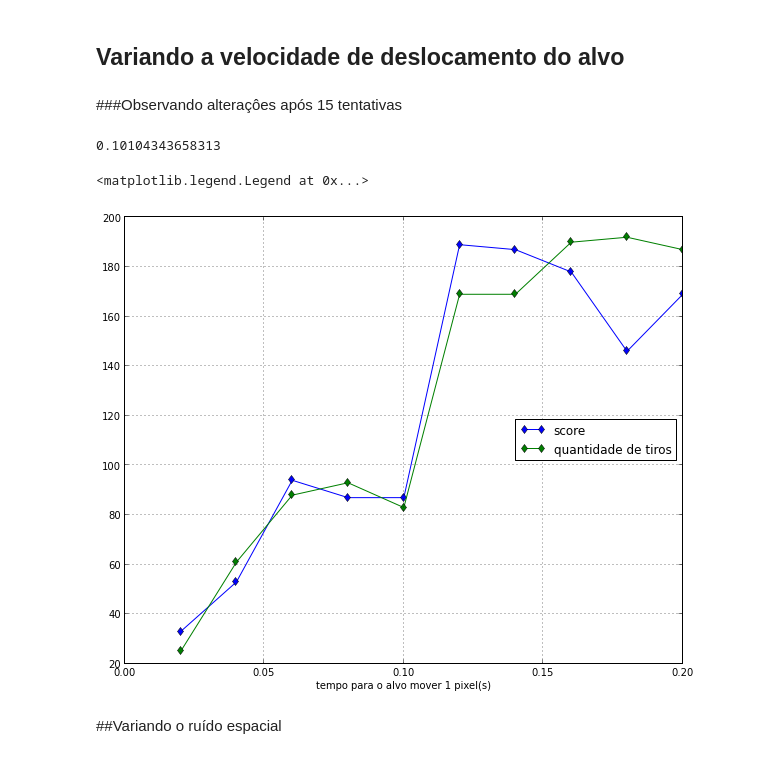
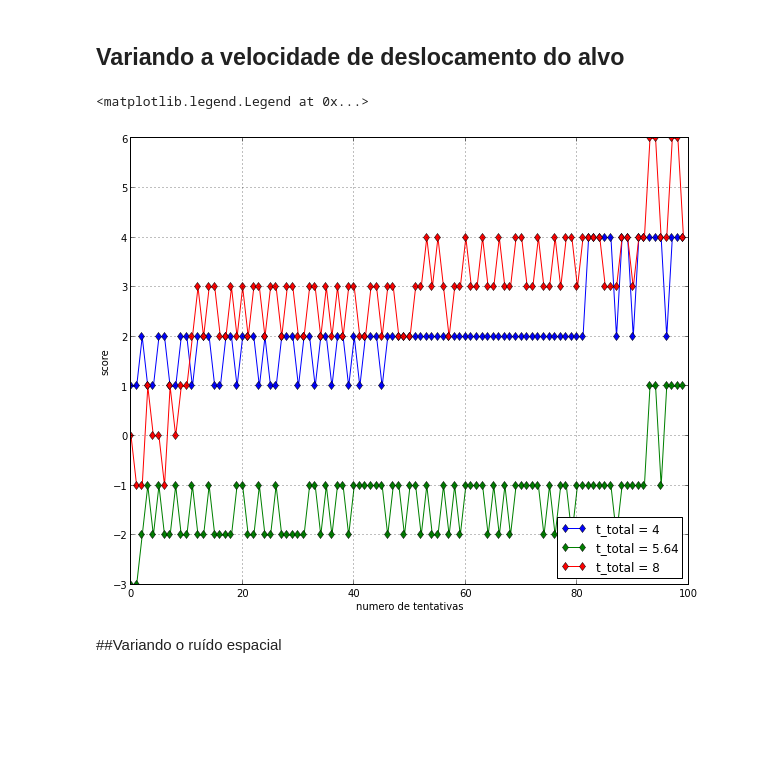
Before and after one commit to Warvito/SisCog_SOAR, a Jupyter notebook: AmbCogSis.ipynb, the cells around one changed output. Saved outputs shown, nothing was run; the diff lists cells and outputs as text; code cells hidden in the pictures; blank space fills up the shorter version.

```diff
--- a/AmbCogSis.ipynb
+++ b/AmbCogSis.ipynb
@@ -363,2 +346,0 @@ for tempoMoverUmPixel in simTemposMover:
-# %% [markdown]
-###Observando alteraçôes após 15 tentativas
@@ -372,4 +346,0 @@ for tiros in simTirosList:
-# %%
-    simMeanTimeRespList[9][15]
-# %% [output]
-0.10104343658313
@@ -376,15 +360,19 @@ for tiros in simTirosList:
 # %%
+nTrials = range(np.size(score1))
 
 plt.figure(1,figsize=(10,8))
 plt.clf
-plt.plot(simTemposMover, scoresAtList,'-d', label='score')
-plt.plot(simTemposMover, tirosAtList,'-d', label='quantidade de tiros')
+plt.plot(nTrials, score1,'-d', label='t_total = 4')
+plt.plot(nTrials, score2,'-d', label='t_total = 5.64')
+plt.plot(nTrials, score3,'-d', label='t_total = 8')
 plt.grid()
-plt.xlabel('tempo para o alvo mover 1 pixel(s)')
-plt.legend(loc=5)
+#plt.title('Score, Tiros e Acertos  x #Tentativas')
+plt.xlabel('numero de tentativas')
+plt.ylabel('score')
+plt.legend(loc=4)
 # %% [output]
 <matplotlib.legend.Legend at 0x...>
-[figure, old version]
+[figure, new version]
 # %% [markdown]
 ##Variando o ruído espacial
 # %%
```
Also changed, not shown: parts of 21 cells of this notebook.
